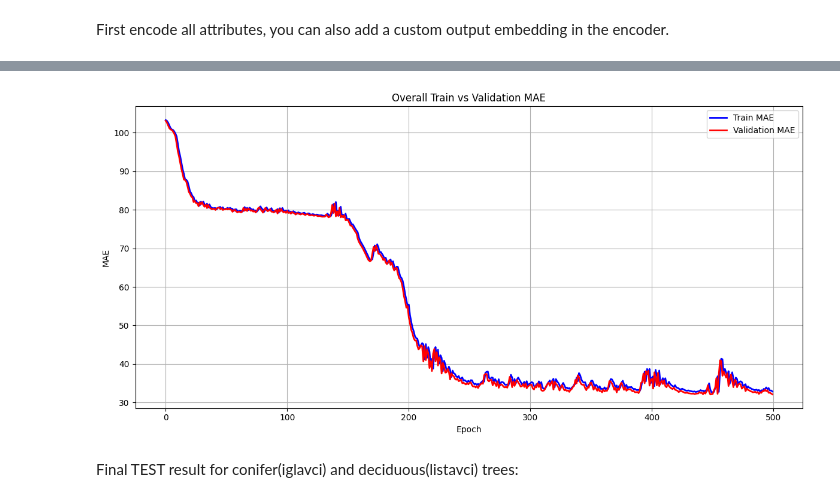
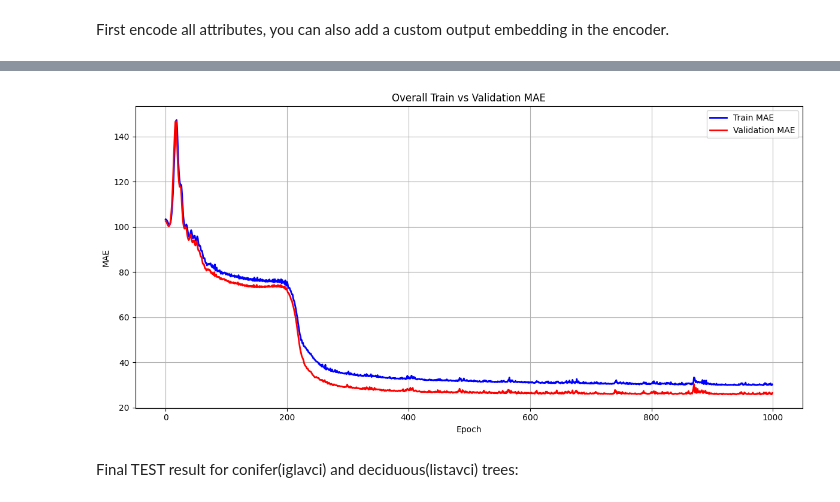
Before and after one commit to westarman/MLG-Project, a Jupyter notebook: models/graphSAGE/graphSAGE.ipynb, the cells around one changed output, grey strips where cells are left out. Drawn from its saved outputs; the diff is of its cells as text; code cells hidden in the pictures.

```diff
--- a/models/graphSAGE/graphSAGE.ipynb
+++ b/models/graphSAGE/graphSAGE.ipynb
@@ -139,7 +139,8 @@ class GNNStack(torch.nn.Module):
         return x
 
     def loss(self, pred, label):
-        return F.l1_loss(pred, label)
+        loss = 0.5 * F.mse_loss(pred, label) + 0.5 * F.l1_loss(pred, label)
+        return loss
 # %% [markdown]
 ## GraphSAGE Implementation
 # %%
@@ -413,13 +400,14 @@ def build_optimizer(args, params):
 # %%
 # Train/val/test per node split
 split_type = "random"
+split = [0.8, 0.1, 0.1] # split must sum to 1
 
 if split_type == "random":
     num_nodes = data.num_nodes
     perm = torch.randperm(num_nodes)
-    train_idx = perm[:int(0.8*num_nodes)]
-    val_idx   = perm[int(0.8*num_nodes):int(0.9*num_nodes)]
-    test_idx  = perm[int(0.9*num_nodes):]
+    train_idx = perm[:int(split[0]*num_nodes)]
+    val_idx   = perm[int(split[0]*num_nodes):int((split[0]+split[1])*num_nodes)]
+    test_idx  = perm[int((split[0]+split[1])*num_nodes):]
 
 
 elif split_type == "revir":
@@ -437,9 +425,9 @@ elif split_type == "revir":
 
     perm = torch.randperm(num_revirs)
 
-    train_revirs = set([unique_revirs[i] for i in perm[:int(0.8*num_revirs)]])
-    val_revirs   = set([unique_revirs[i] for i in perm[int(0.8*num_revirs):int(0.9*num_revirs)]])
-    test_revirs  = set([unique_revirs[i] for i in perm[int(0.9*num_revirs):]])
+    train_revirs = set([unique_revirs[i] for i in perm[:int(split[0]*num_revirs)]])
+    val_revirs   = set([unique_revirs[i] for i in perm[int(split[0]*num_revirs):int((split[0]+split[1])*num_revirs)]])
+    test_revirs  = set([unique_revirs[i] for i in perm[int((split[0]+split[1])*num_revirs):]])
 
     train_mask = torch.tensor([r in train_revirs for r in node_revirs], dtype=torch.bool)
     val_mask   = torch.tensor([r in val_revirs for r in node_revirs], dtype=torch.bool)
@@ -490,37 +558,35 @@ Train Nodes: 0.7999988483839948 | Val Nodes: 0.10000057580800258 | Test Nodes: 0
 # %% [markdown]
 First encode all attributes, you can also add a custom output embedding in the encoder.
 # %%
-import copy
 import matplotlib.pyplot as plt
+import torch.optim as optim
 
+# ===========================
+#        SETTINGS
+# ===========================
+epochs = 1000
 
 class Args:
     model_type = 'GraphSage'
     num_layers = 2 # k-hop neighborhood (k=2 seems to be the best...)
-    hidden_dim = 64
-    dropout = 0
+    hidden_dim = 128
+    dropout = 0.2
 args = Args()
 
 target_dim  = data.y.size(1)
-encoder_out_emb_dim = 91
+encoder_out_emb_dim = 91 # needs to match the total attribute dimension
 model = GNNStack(numeric_attr_dim=numeric_attr, categories_list=categories, encoder_out_emb_dim=encoder_out_emb_dim,
                  hidden_dim=args.hidden_dim, output_dim=target_dim, args=args).to(device)
-optimizer = torch.optim.Adam(model.parameters(), lr=0.05, weight_decay=5e-3)
+optimizer = optim.Adam(model.parameters(), lr=0.02, weight_decay=5e-3)
 data = data.to(device)
 
-
-
-# ===========================
-#        SETTINGS
-# ===========================
-epochs = 500
 best_val_loss = float('inf')
 best_model = None
 
 train_losses, val_losses = [], []
+train_loss_hist = []
+val_loss_hist = []
 
-
-# ===== Helper functions =====
 def mae(pred, target):
     return torch.mean(torch.abs(pred - target)).item()
 
@@ -546,6 +612,8 @@ for epoch in range(epochs):
     loss.backward()
     optimizer.step()
 
+    train_loss_hist.append(loss.item())
+
     # ---------- VALID ----------
     model.eval()
     with torch.no_grad():
@@ -555,7 +623,9 @@ for epoch in range(epochs):
         )
         val_loss = model.loss(val_out[val_idx], data.y[val_idx])
 
-    # ---------- overall MAE (UNCHANGED) ----------
+    val_loss_hist.append(val_loss.item())
+
+    # ---------- overall MAE ----------
     train_losses.append(mae(out[train_idx], data.y[train_idx]))
     val_losses.append(mae(val_out[val_idx], data.y[val_idx]))
 
@@ -566,10 +636,11 @@ for epoch in range(epochs):
 
     print(
         f"Epoch {epoch:03d} | "
+        f"Train loss: {train_loss_hist[-1]:.4f} | "
+        f"Val loss: {val_loss_hist[-1]:.4f} | "
         f"Train MAE: {train_losses[-1]:.2f} | "
         f"Val MAE: {val_losses[-1]:.2f}"
     )
-
 
 # ===========================
 #           TEST
@@ -581,9 +652,10 @@ with torch.no_grad():
         data.numeric, cat_list, categories,
         data.edge_index, data.batch
     )[test_idx]
+    test_mae = mae(y_pred_test, y_test)
+    print(f"Test MAE: {test_mae:.2f}")
 
-
-# ===== Test-only feature-bucket report =====
+# ===== Test bucket report =====
 def report_feature_buckets(true, pred, feature, name):
 
     q20 = torch.quantile(feature, 0.2)
@@ -630,9 +702,6 @@ def report_feature_buckets(true, pred, feature, name):
             f"count = {m.sum().item()}"
         )
 
-# ===========================
-#          PLOT
-# ===========================
 plt.figure(figsize=(12, 6))
 plt.plot(train_losses, label="Train MAE", color="blue", lw=2)
 plt.plot(val_losses, label="Validation MAE", color="red", lw=2)
@@ -664,4 +733,4 @@ Epoch 499 | Train MAE: 32.87 | Val MAE: 32.13
-[figure, old version]
+[figure, new version]
 # %% [markdown]
 Final TEST result for conifer(iglavci) and deciduous(listavci) trees:
 # %%
```
Also changed, not shown: parts of 11 cells of this notebook, 2 other files.
